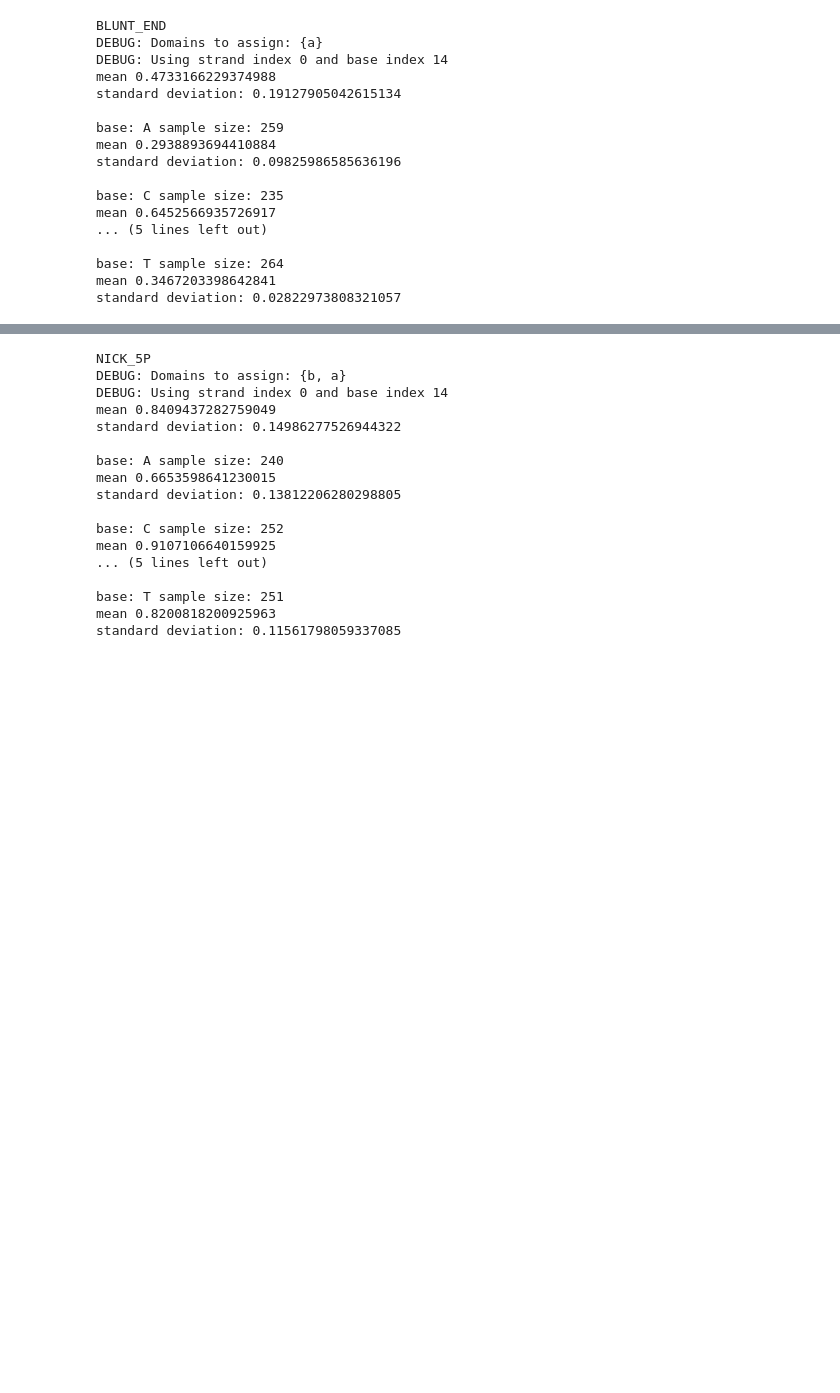
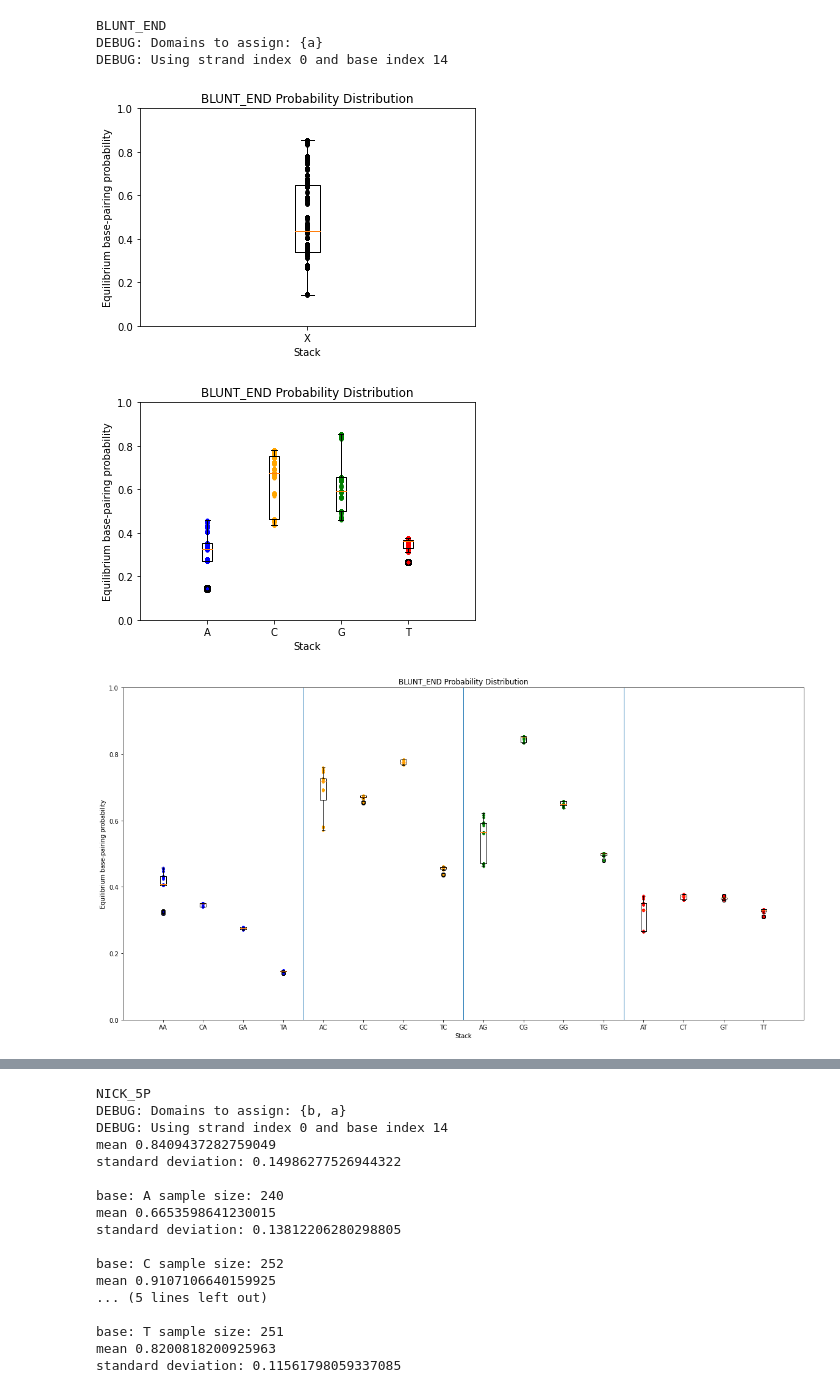
Before and after one commit to UC-Davis-molecular-computing/nuad, a Jupyter notebook: base_pair_probability.ipynb, the cells around one changed output, grey strips where cells are left out. Drawn from its saved outputs; the diff is of its cells as text; code cells hidden in the pictures; blank space fills up the shorter version.

```diff
--- a/base_pair_probability.ipynb
+++ b/base_pair_probability.ipynb
@@ -145,39 +254,40 @@ standard deviation: 0.004471311228479622
 # %%
 print('BLUNT_END')
 #                       a
 #                     0  14
 #                     |   |
 #                    [----->
 #                     |||||
 #                    <-----]
 #                     |   |
 #                     29  15
 #
 #                         ^
 #                         |
 #                     base pair
 
 top_strand: dc.Strand = dc.Strand(['a'], name='top strand')
 bot_strand: dc.Strand = dc.Strand(['a*'], name='bot strand')
 
-blunt_end_bpps, blunt_end_bpps_by_base = nupack_base_pair_probabilities((top_strand, bot_strand), 14, 15)
-summarize_bpps(blunt_end_bpps)
-summarize_bpps_by_base(blunt_end_bpps_by_base)
+# Query for last three bases
+addresses = [
+    StrandBaseAddress(0, 12),
+    StrandBaseAddress(0, 13),
+    StrandBaseAddress(0, 14),
+]
+blunt_end_last_three_bases_query = BasePairQuery('BLUNT_END', addresses)
+
+
+blunt_end_bppr = nupack_base_pair_probabilities((top_strand, bot_strand), 14, 15, 'BLUNT_END', [blunt_end_last_three_bases_query])
+# summarize_bpps(blunt_end_bpps)
+# summarize_bpps_by_base(blunt_end_bpps_by_base)
+blunt_end_bppr.plot_bpps()
+blunt_end_bppr.plot_bpps_by_base()
+blunt_end_bppr.plot_bpps_by_stack()
 # %% [output]
 BLUNT_END
 DEBUG: Domains to assign: {a}
 DEBUG: Using strand index 0 and base index 14
-mean 0.4733166229374988
-standard deviation: 0.19127905042615134
-
-base: A sample size: 259
-mean 0.2938893694410884
-standard deviation: 0.09825986585636196
-
-base: C sample size: 235
-mean 0.6452566935726917
-... (5 lines left out)
-
-base: T sample size: 264
-mean 0.3467203398642841
-standard deviation: 0.02822973808321057
+[figure, added]
+[figure, added]
+[figure, added]
```
Also changed, not shown: parts of 17 cells of this notebook.
